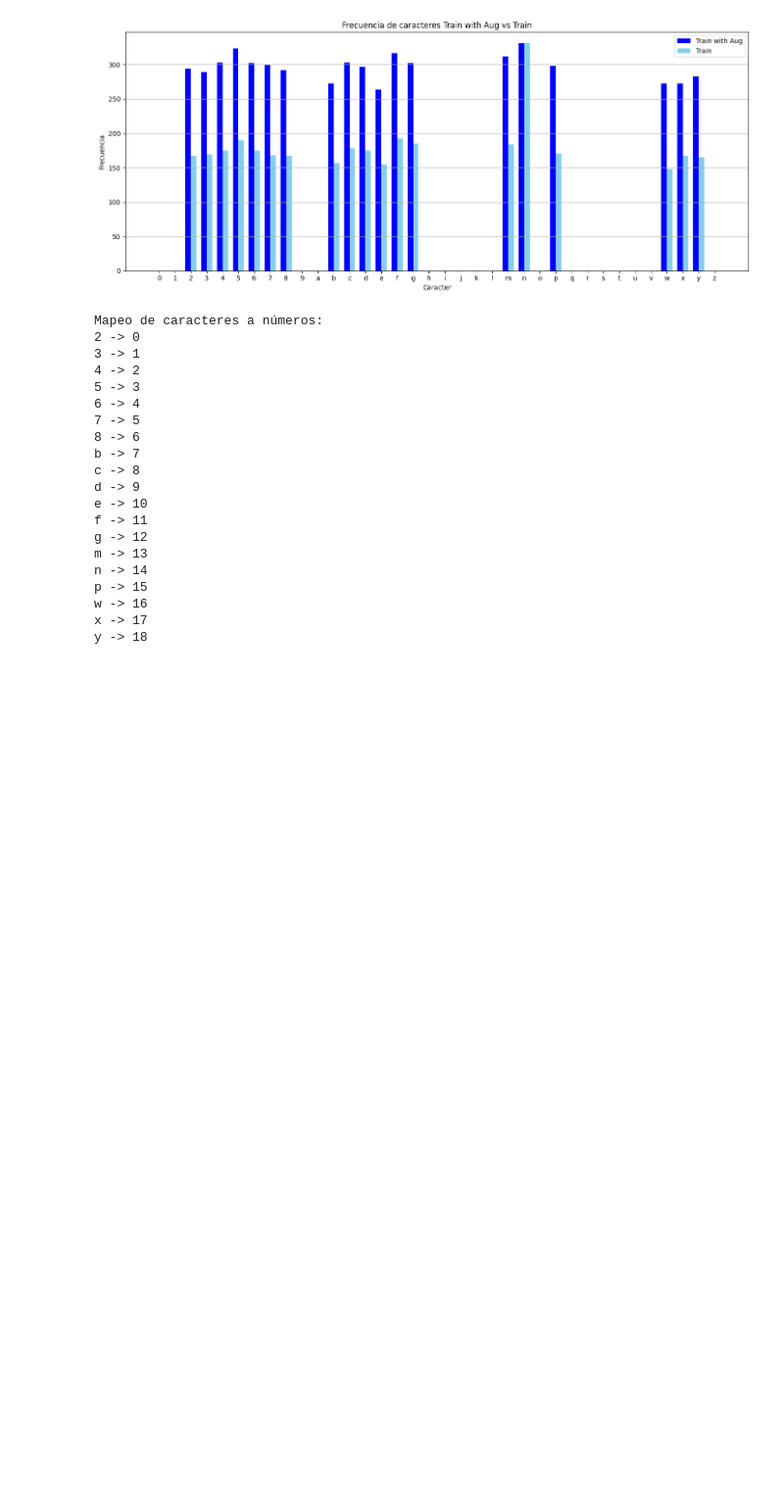
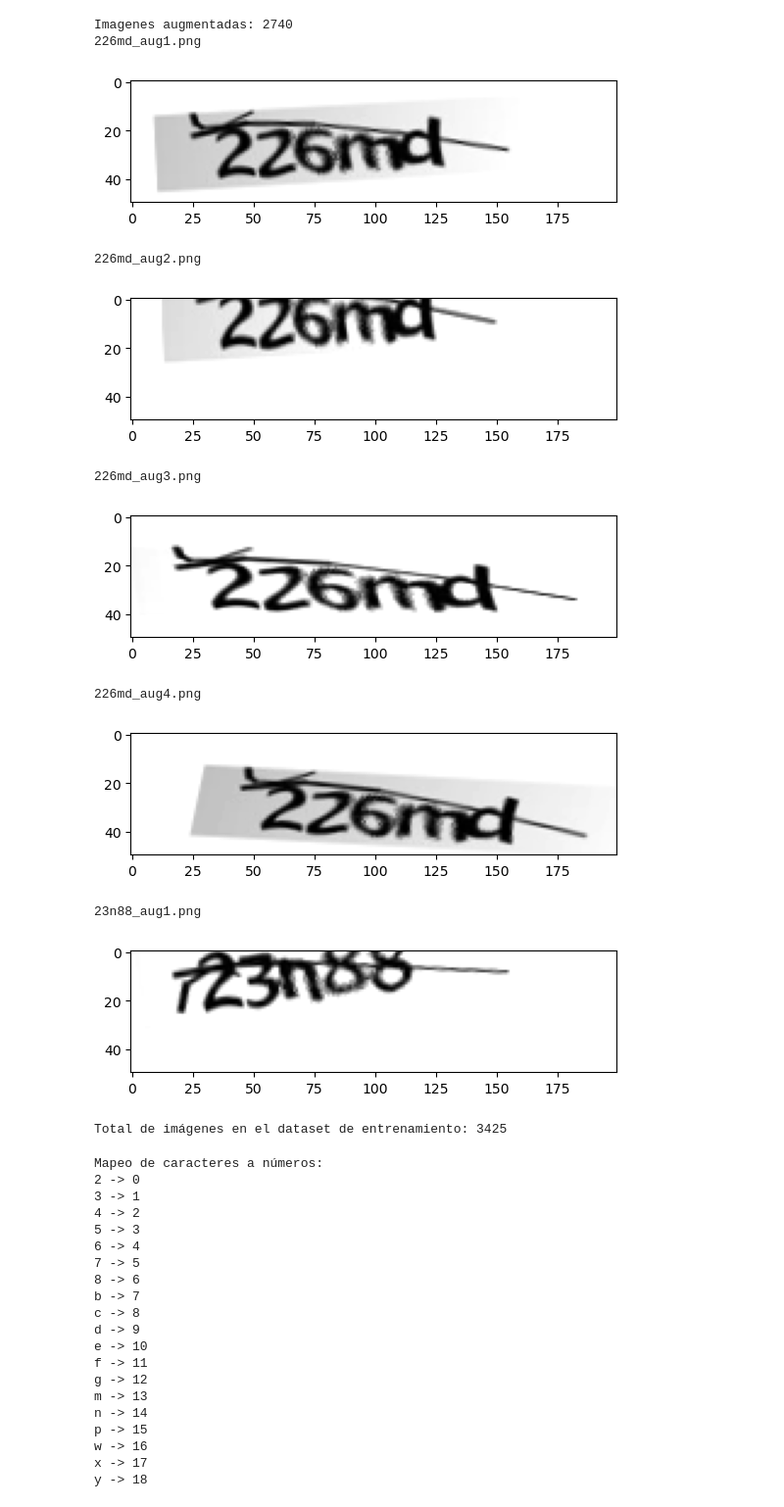
Before and after one commit to AlanCstS/MLModel, a Jupyter notebook: Captcha_breaker.ipynb, the cells around one changed output. Shown at 98% size. Cells and saved outputs as stored; diff of their text form; code cells hidden in the pictures; blank space fills up the shorter version.

```diff
--- a/Captcha_breaker.ipynb
+++ b/Captcha_breaker.ipynb
@@ -217,14 +238,28 @@ w48cw_aug1.png
-# %%
-# Cargar el dataset de train con las augmentadas
-x_train_aug, y_train_aug = load_dataset(train_path)
-# Graficamos para ver las diferencias entre frecuencias
-plot_char_frequencies(y_train_aug, y_train, 'Train with Aug', 'Train', 'blue', 'skyblue')
-# %% [output]
-[figure, removed]
+# %%
+# Generar muchas más imagenes
+augment = [f for f in os.listdir(train_path)]
+augment_images(augment, 4)
+# %% [output]
+Imagenes augmentadas: 2740
+226md_aug1.png
+[figure, added]
+226md_aug2.png
+[figure, added]
+226md_aug3.png
+[figure, added]
+226md_aug4.png
+[figure, added]
+23n88_aug1.png
+[figure, added]
 # %%
 # BORRAR IMAGENES AUGMENTADAS
 for filename in os.listdir(train_path):
     if '_aug' in filename:              # and filename.endswith('.png')
         file_path = os.path.join(train_path, filename)
         os.remove(file_path)
+# %%
+list_of_files = os.listdir(train_path)
+print("Total de imágenes en el dataset de entrenamiento:", len(list_of_files))
+# %% [output]
+Total de imágenes en el dataset de entrenamiento: 3425
 # %%
```
Also changed, not shown: parts of 26 cells of this notebook.
